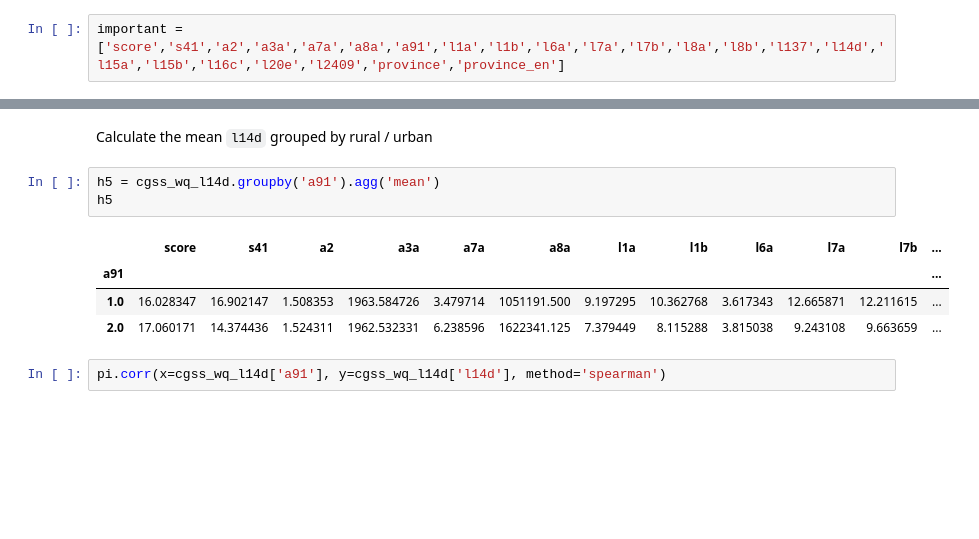
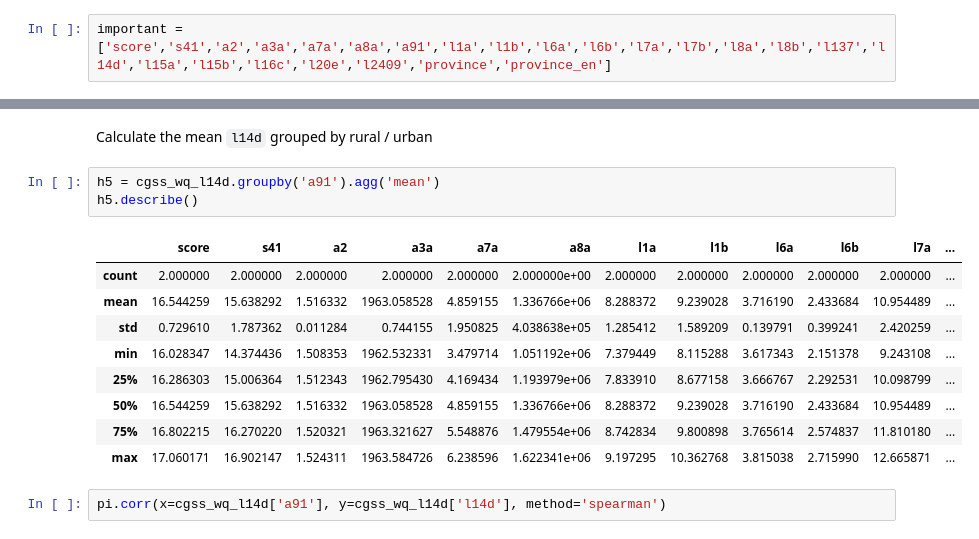
Before and after one commit to wrynearson/china-water, a Jupyter notebook: src/thesis_analysis_pure.ipynb, the cells around one changed output, grey strips where cells are left out. Drawn from its saved outputs; the diff is of its cells as text; blank space fills up the shorter version.

```diff
--- a/src/thesis_analysis_pure.ipynb
+++ b/src/thesis_analysis_pure.ipynb
@@ -61,7 +61,7 @@ categoricals = ["s41","a2","a91","l1a","l1b","l7a","l7b","l2409"]
 # %% [markdown]
 List important questions
 # %%
-important = ['score','s41','a2','a3a','a7a','a8a','a91','l1a','l1b','l6a','l7a','l7b','l8a','l8b','l137','l14d','l15a','l15b','l16c','l20e','l2409','province','province_en']
+important = ['score','s41','a2','a3a','a7a','a8a','a91','l1a','l1b','l6a','l6b','l7a','l7b','l8a','l8b','l137','l14d','l15a','l15b','l16c','l20e','l2409','province','province_en']
 # %% [markdown]
 Convert categorical data into categorical data types
 # %%
@@ -327,12 +327,17 @@ cgss_wq_l14d[['a91','l14d']].groupby('a91').agg('count')
 Calculate the mean `l14d` grouped by rural / urban
 # %%
 h5 = cgss_wq_l14d.groupby('a91').agg('mean')
-h5
+h5.describe()
 # %% [output]
-|  | score | s41 | a2 | a3a | a7a | a8a | l1a | l1b | l6a | l7a | l7b | ... |
-| a91 |  |  |  |  |  |  |  |  |  |  |  | ... |
-| 1.0 | 16.028347 | 16.902147 | 1.508353 | 1963.584726 | 3.479714 | 1051191.500 | 9.197295 | 10.362768 | 3.617343 | 12.665871 | 12.211615 | ... |
-| 2.0 | 17.060171 | 14.374436 | 1.524311 | 1962.532331 | 6.238596 | 1622341.125 | 7.379449 | 8.115288 | 3.815038 | 9.243108 | 9.663659 | ... |
+|  | score | s41 | a2 | a3a | a7a | a8a | l1a | l1b | l6a | l6b | l7a | ... |
+| count | 2.000000 | 2.000000 | 2.000000 | 2.000000 | 2.000000 | 2.000000e+00 | 2.000000 | 2.000000 | 2.000000 | 2.000000 | 2.000000 | ... |
+| mean | 16.544259 | 15.638292 | 1.516332 | 1963.058528 | 4.859155 | 1.336766e+06 | 8.288372 | 9.239028 | 3.716190 | 2.433684 | 10.954489 | ... |
+| std | 0.729610 | 1.787362 | 0.011284 | 0.744155 | 1.950825 | 4.038638e+05 | 1.285412 | 1.589209 | 0.139791 | 0.399241 | 2.420259 | ... |
+| min | 16.028347 | 14.374436 | 1.508353 | 1962.532331 | 3.479714 | 1.051192e+06 | 7.379449 | 8.115288 | 3.617343 | 2.151378 | 9.243108 | ... |
+| 25% | 16.286303 | 15.006364 | 1.512343 | 1962.795430 | 4.169434 | 1.193979e+06 | 7.833910 | 8.677158 | 3.666767 | 2.292531 | 10.098799 | ... |
+| 50% | 16.544259 | 15.638292 | 1.516332 | 1963.058528 | 4.859155 | 1.336766e+06 | 8.288372 | 9.239028 | 3.716190 | 2.433684 | 10.954489 | ... |
+| 75% | 16.802215 | 16.270220 | 1.520321 | 1963.321627 | 5.548876 | 1.479554e+06 | 8.742834 | 9.800898 | 3.765614 | 2.574837 | 11.810180 | ... |
+| max | 17.060171 | 16.902147 | 1.524311 | 1963.584726 | 6.238596 | 1.622341e+06 | 9.197295 | 10.362768 | 3.815038 | 2.715990 | 12.665871 | ... |
 # %%
 pi.corr(x=cgss_wq_l14d['a91'], y=cgss_wq_l14d['l14d'], method='spearman')
 # %% [output]
```
Also changed, not shown: parts of 42 cells of this notebook, 32 other files.
